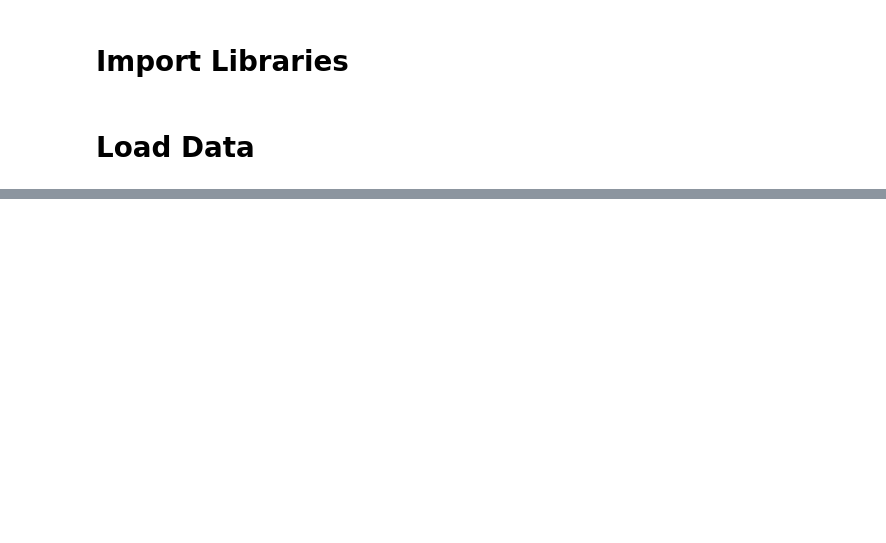
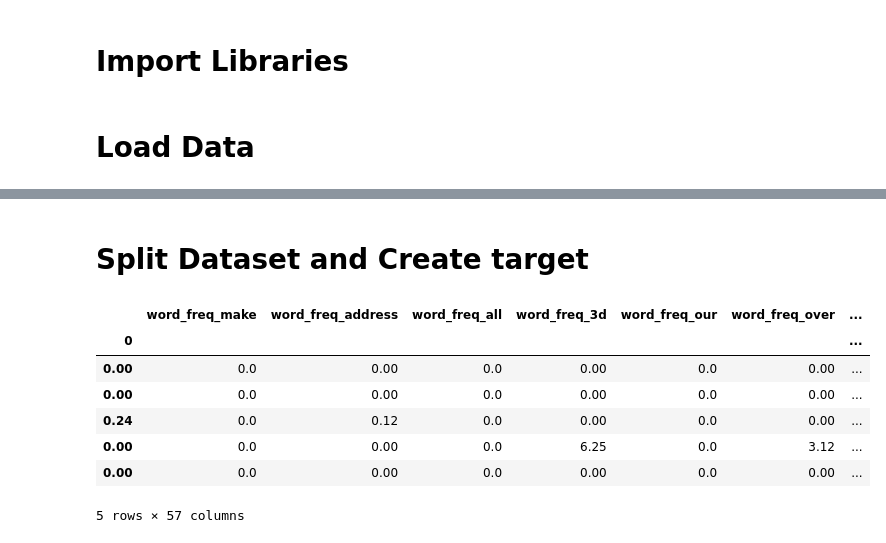
Before and after one commit to jathusharini/CM2604_CourseWork, a Jupyter notebook: Machine Learning_CW.ipynb, the cells around one changed output, grey strips where cells are left out. Drawn from its saved outputs; the diff is of its cells as text; code cells hidden in the pictures; blank space fills up the shorter version.

```diff
--- a/Machine Learning_CW.ipynb
+++ b/Machine Learning_CW.ipynb
@@ -84,0 +86,13 @@ spam_new.describe()
+# %% [markdown]
+# Split Dataset and Create target
+# %%
+training_data.head()
+# %% [output]
+|  | word_freq_make | word_freq_address | word_freq_all | word_freq_3d | word_freq_our | word_freq_over | ... |
+| 0 |  |  |  |  |  |  | ... |
+| 0.00 | 0.0 | 0.00 | 0.0 | 0.00 | 0.0 | 0.00 | ... |
+| 0.00 | 0.0 | 0.00 | 0.0 | 0.00 | 0.0 | 0.00 | ... |
+| 0.24 | 0.0 | 0.12 | 0.0 | 0.00 | 0.0 | 0.00 | ... |
+| 0.00 | 0.0 | 0.00 | 0.0 | 6.25 | 0.0 | 3.12 | ... |
+| 0.00 | 0.0 | 0.00 | 0.0 | 0.00 | 0.0 | 0.00 | ... |
+5 rows × 57 columns
```
Also changed, not shown: parts of 17 cells of this notebook.
